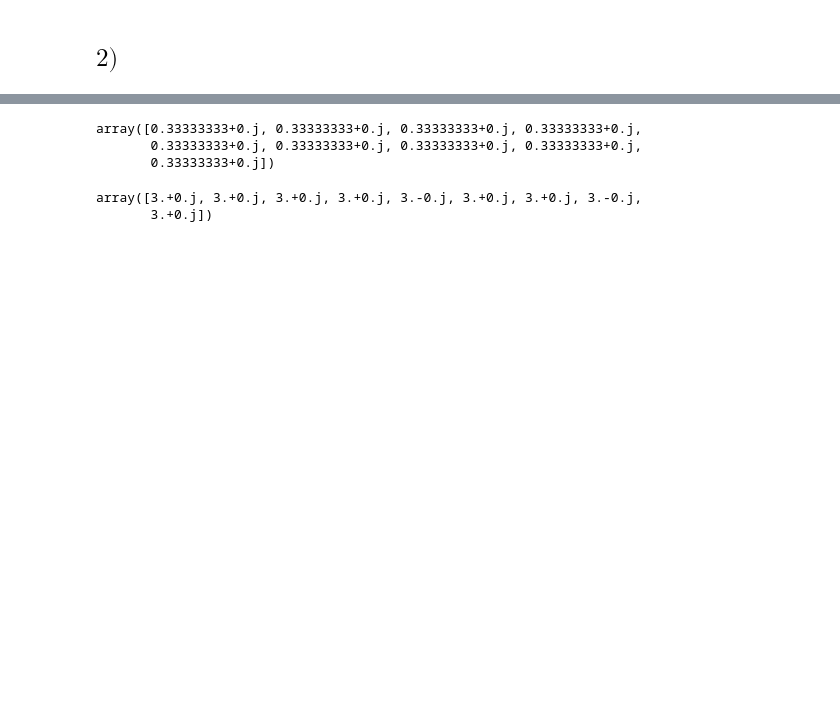
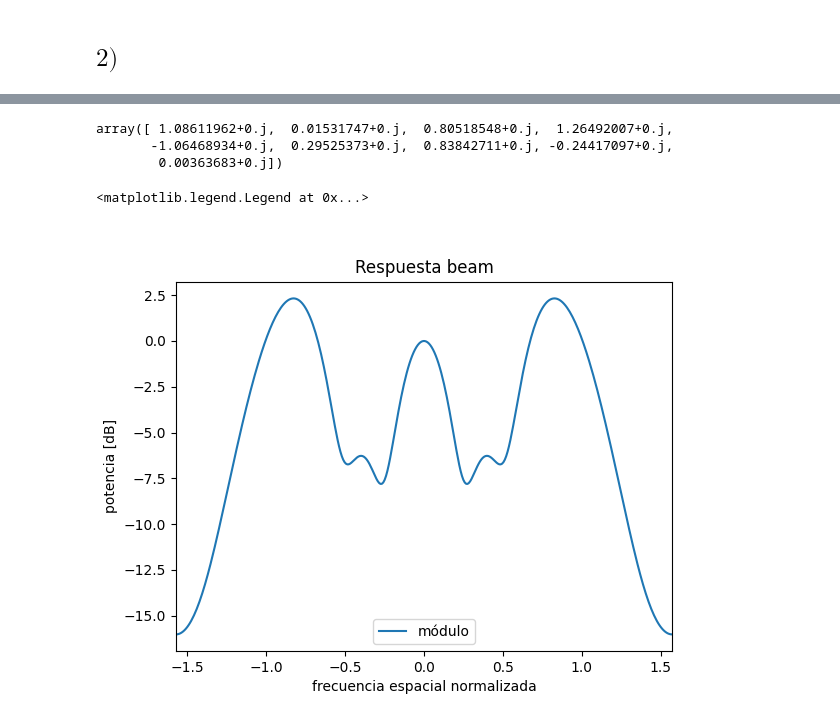
Before and after one commit to GonzaLinares/PASA_TP4, a Jupyter notebook: main.ipynb, the cells around one changed output, grey strips where cells are left out. Saved outputs shown, nothing was run; the diff lists cells and outputs as text; code cells hidden in the pictures; blank space fills up the shorter version.

```diff
--- a/main.ipynb
+++ b/main.ipynb
@@ -79,4 +94,0 @@ plt.legend()
-# %%
-y = np.zeros(shape=len(vec))
-for i, val in enumerate(vec):
-    y[i] = 10 * np.log10(np.var(np.dot(rB(val), x)))
@@ -136,11 +119,24 @@ csmi = (ixx @ v(0))/ ((np.conjugate(v(0)) * ixx) @ v(0))
-# %%
-v(0)
-# %% [output]
-array([0.33333333+0.j, 0.33333333+0.j, 0.33333333+0.j, 0.33333333+0.j,
-       0.33333333+0.j, 0.33333333+0.j, 0.33333333+0.j, 0.33333333+0.j,
-       0.33333333+0.j])
-# %%
-csmi
-# %% [output]
-array([3.+0.j, 3.+0.j, 3.+0.j, 3.+0.j, 3.-0.j, 3.+0.j, 3.+0.j, 3.-0.j,
-       3.+0.j])
+# %%
+angle = 0
+vphi = v(angle)
+csmi = (ixx @ vphi)/ ((np.conjugate(vphi) @ ixx) @ vphi)
+csmi
+# %% [output]
+array([ 1.08611962+0.j,  0.01531747+0.j,  0.80518548+0.j,  1.26492007+0.j,
+       -1.06468934+0.j,  0.29525373+0.j,  0.83842711+0.j, -0.24417097+0.j,
+        0.00363683+0.j])
+# %%
+w = np.zeros(shape=len(vec))
+for i, val in enumerate(vec):
+    w[i] = 10 * np.log10(np.abs(rB(val, csmi))**2)
+# %%
+plt.figure()
+plt.title("Respuesta beam")
+plt.plot(vec, w, label='módulo')
+plt.xlabel("frecuencia espacial normalizada")
+plt.ylabel("potencia [dB]")
+plt.xlim([-np.pi/2, np.pi/2])
+plt.legend()
+# %% [output]
+<matplotlib.legend.Legend at 0x...>
+[figure, added]
```
Also changed, not shown: parts of 12 cells of this notebook.
